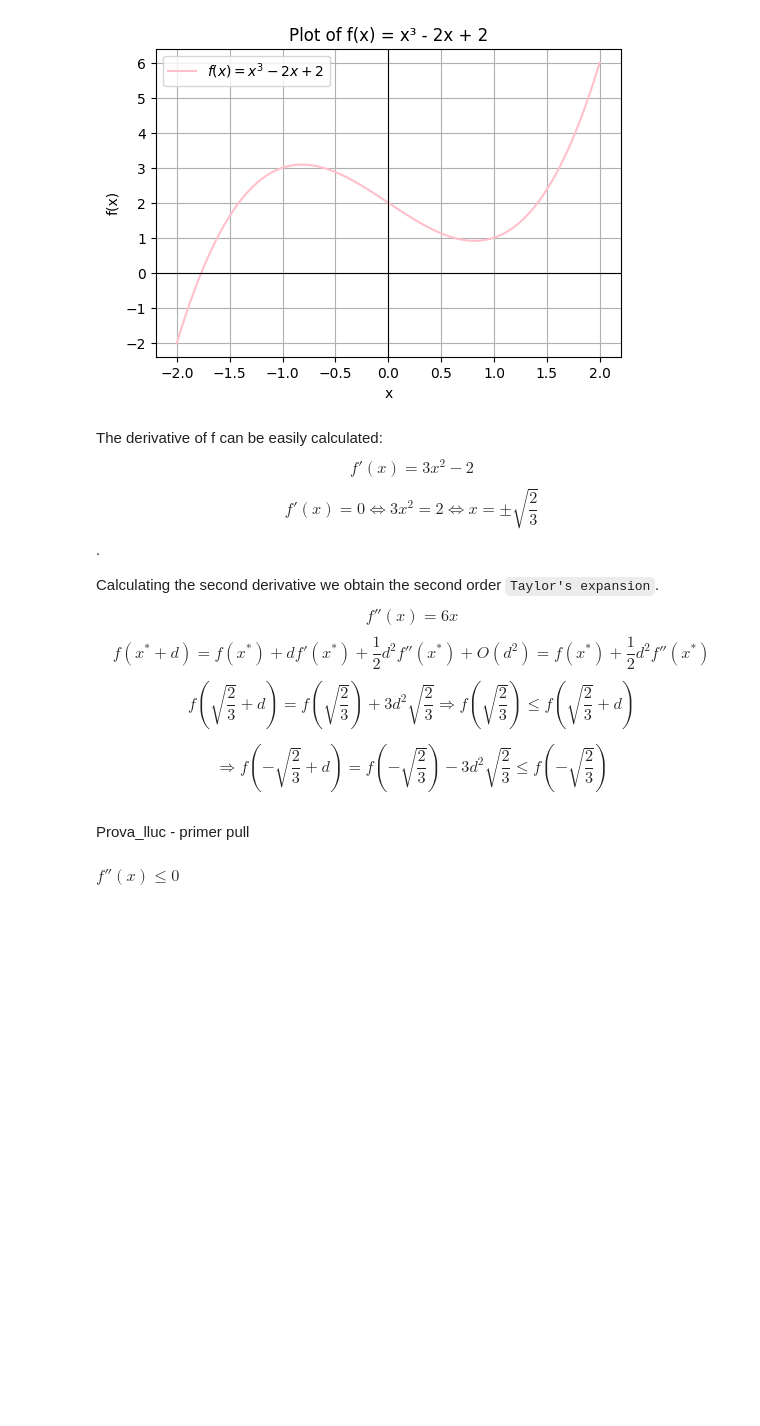
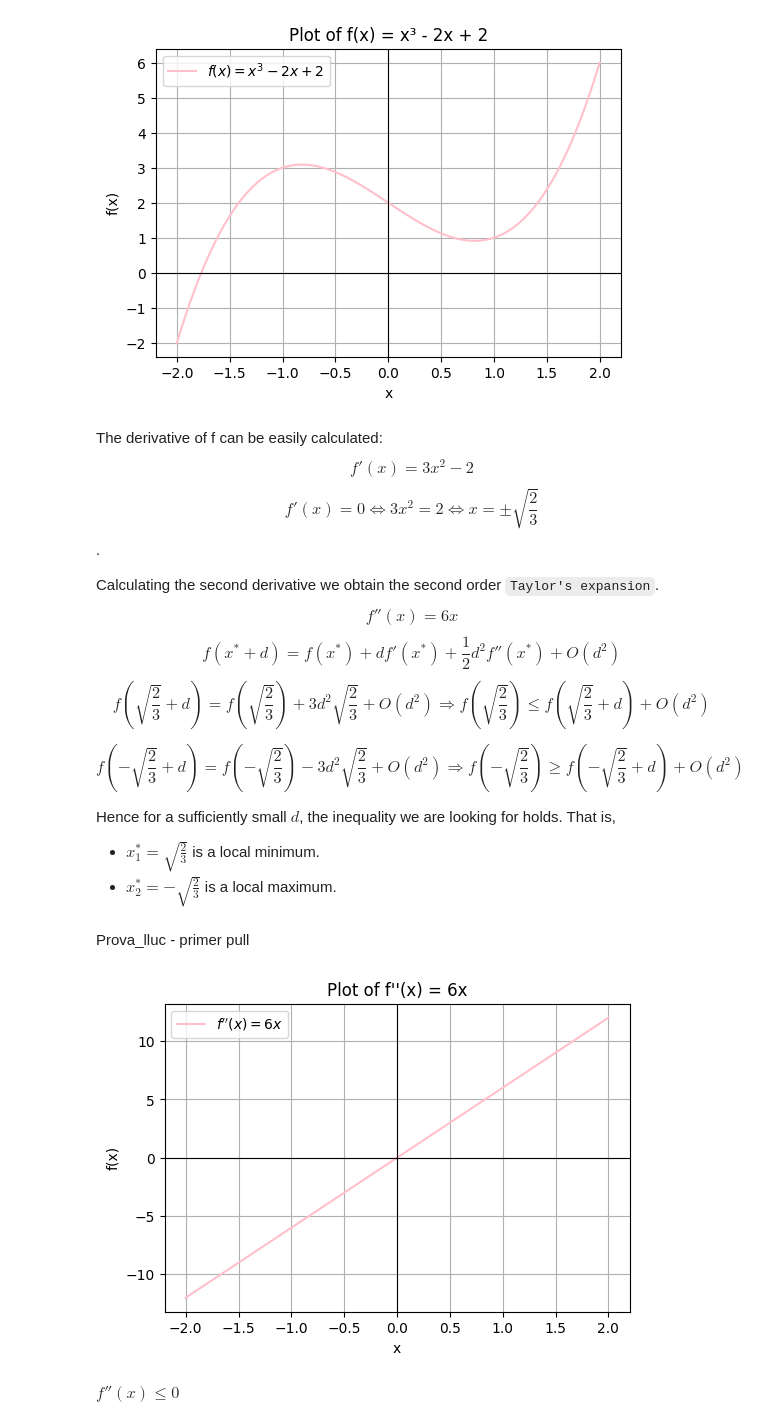
Before and after one commit to mallauger/OPTIMIZATION---MFPDS, a Jupyter notebook: Practice1.ipynb, the cells around one changed output. Drawn from its saved outputs; the diff is of its cells as text; code cells hidden in the pictures; blank space fills up the shorter version.

```diff
--- a/Practice1.ipynb
+++ b/Practice1.ipynb
@@ -34,11 +36,37 @@ $$f'(x) = 0 \Longleftrightarrow 3x^2=2 \Longleftrightarrow x=\pm \sqrt{\frac{2}{
 
 Calculating the second derivative we obtain the second order `Taylor's expansion`.
 $$f''(x)= 6x$$
-$$f(x^*+d) = f(x^*)+ df'(x^*)+\frac{1}{2}d^2f''(x^*) + O(d^2)= f(x^*)+ \frac{1}{2}d^2f''(x^*)$$
-$$f(\sqrt{\frac{2}{3}}+d) = f(\sqrt{\frac{2}{3}}) + 3d^2\sqrt{\frac{2}{3}} \Longrightarrow f(\sqrt{\frac{2}{3}}) \leq f(\sqrt{\frac{2}{3}}+d) $$
+$$f(x^*+d) = f(x^*)+ df'(x^*)+\frac{1}{2}d^2f''(x^*) + O(d^2)$$
+$$f(\sqrt{\frac{2}{3}}+d) = f(\sqrt{\frac{2}{3}}) + 3d^2\sqrt{\frac{2}{3}}+O(d^2)\Longrightarrow f(\sqrt{\frac{2}{3}}) \leq f(\sqrt{\frac{2}{3}}+d) +O(d^2)$$
 
-$$\Longrightarrow f(-\sqrt{\frac{2}{3}}+d) = f(-\sqrt{\frac{2}{3}}) - 3d^2\sqrt{\frac{2}{3}}\leq f(-\sqrt{\frac{2}{3}}) $$
+$$f(-\sqrt{\frac{2}{3}}+d) = f(-\sqrt{\frac{2}{3}}) - 3d^2\sqrt{\frac{2}{3}}+O(d^2)\Longrightarrow f(-\sqrt{\frac{2}{3}}) \geq f(-\sqrt{\frac{2}{3}}+d) +O(d^2)$$
+
+Hence for a sufficiently small $d$, the inequality we are looking for holds. That is,
+
+- $x^*_1 = \sqrt{\frac{2}{3}}$ is a local minimum.
+- $x^*_2 = -\sqrt{\frac{2}{3}}$ is a local maximum.
 # %% [markdown]
 Prova_lluc - primer pull
+# %%
+def g(x):
+    return 6*x
+
+
+x = np.linspace(-2, 2, 400)
+y = g(x)
+
+
+plt.figure(figsize=(6, 4))
+plt.plot(x, y, label=r"$f''(x) = 6x$", color="pink")
+plt.axhline(0, color="black", linewidth=0.8)
+plt.axvline(0, color="black", linewidth=0.8)
+plt.xlabel("x")
+plt.ylabel("f(x)")
+plt.title("Plot of f''(x) = 6x")
+plt.legend()
+plt.grid(True)
+plt.show()
+# %% [output]
+[figure, added]
 # %% [markdown]
 $f''(x) \leq 0$
```
Also changed, not shown: parts of 1 cell of this notebook.
